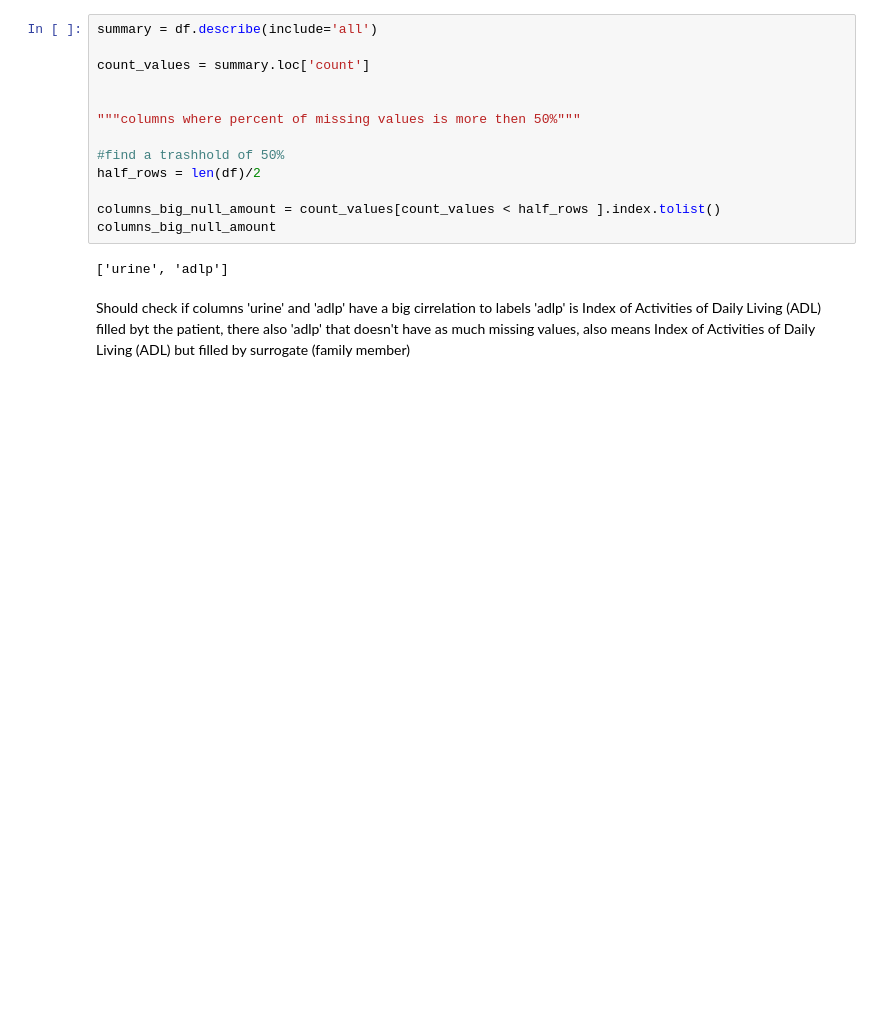
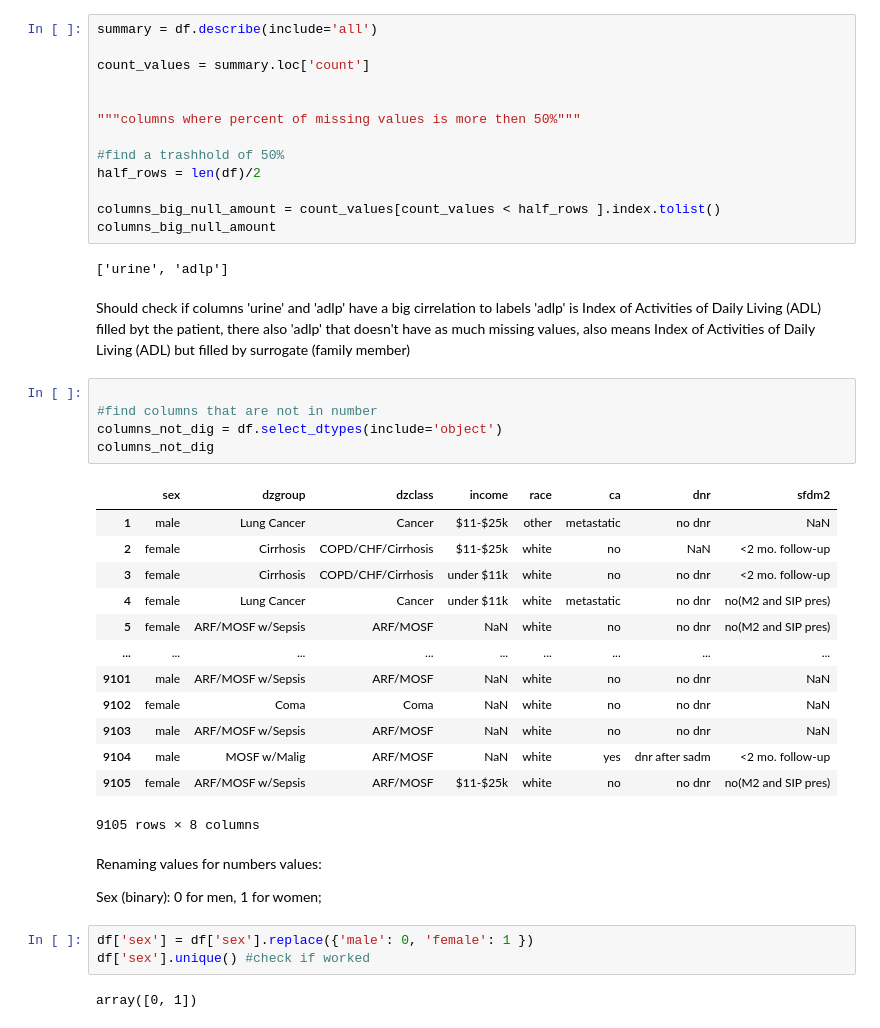
Before and after one commit to kholostovamk/Projects, a Jupyter notebook: ML/data_exploration.ipynb, the cells around one changed output. Saved outputs shown, nothing was run; the diff lists cells and outputs as text; blank space fills up the shorter version.

```diff
--- a/ML/data_exploration.ipynb
+++ b/ML/data_exploration.ipynb
@@ -60,3 +59,31 @@ columns_big_null_amount
 # %% [markdown]
 Should check if columns 'urine' and 'adlp' have a big cirrelation to labels
 'adlp' is Index of Activities of Daily Living (ADL) filled byt the patient, there also 'adlp' that doesn't have as much missing values, also means Index of Activities of Daily Living (ADL) but filled by surrogate (family member)
+# %%
+
+#find columns that are not in number
+columns_not_dig = df.select_dtypes(include='object')
+columns_not_dig
+# %% [output]
+|  | sex | dzgroup | dzclass | income | race | ca | dnr | sfdm2 |
+| 1 | male | Lung Cancer | Cancer | $11-$25k | other | metastatic | no dnr | NaN |
+| 2 | female | Cirrhosis | COPD/CHF/Cirrhosis | $11-$25k | white | no | NaN | <2 mo. follow-up |
+| 3 | female | Cirrhosis | COPD/CHF/Cirrhosis | under $11k | white | no | no dnr | <2 mo. follow-up |
+| 4 | female | Lung Cancer | Cancer | under $11k | white | metastatic | no dnr | no(M2 and SIP pres) |
+| 5 | female | ARF/MOSF w/Sepsis | ARF/MOSF | NaN | white | no | no dnr | no(M2 and SIP pres) |
+| ... | ... | ... | ... | ... | ... | ... | ... | ... |
+| 9101 | male | ARF/MOSF w/Sepsis | ARF/MOSF | NaN | white | no | no dnr | NaN |
+| 9102 | female | Coma | Coma | NaN | white | no | no dnr | NaN |
+| 9103 | male | ARF/MOSF w/Sepsis | ARF/MOSF | NaN | white | no | no dnr | NaN |
+| 9104 | male | MOSF w/Malig | ARF/MOSF | NaN | white | yes | dnr after sadm | <2 mo. follow-up |
+| 9105 | female | ARF/MOSF w/Sepsis | ARF/MOSF | $11-$25k | white | no | no dnr | no(M2 and SIP pres) |
+9105 rows × 8 columns
+# %% [markdown]
+Renaming values for numbers values:
+
+Sex (binary): 0 for men, 1 for women;
+# %%
+df['sex'] = df['sex'].replace({'male': 0, 'female': 1 })
+df['sex'].unique() #check if worked
+# %% [output]
+array([0, 1])
```
Also changed, not shown: parts of 3 cells of this notebook, 2 other files.
